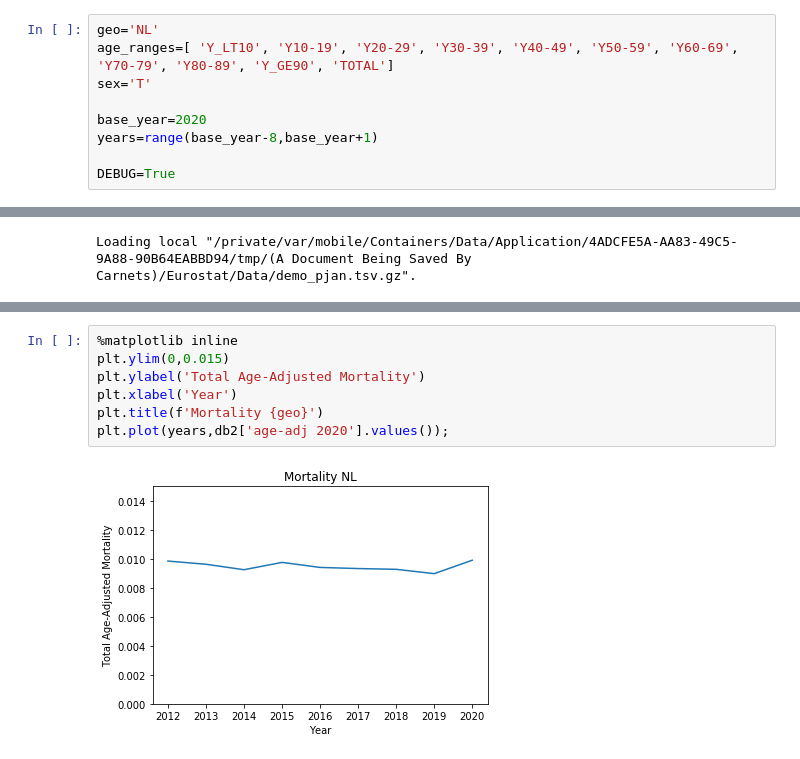
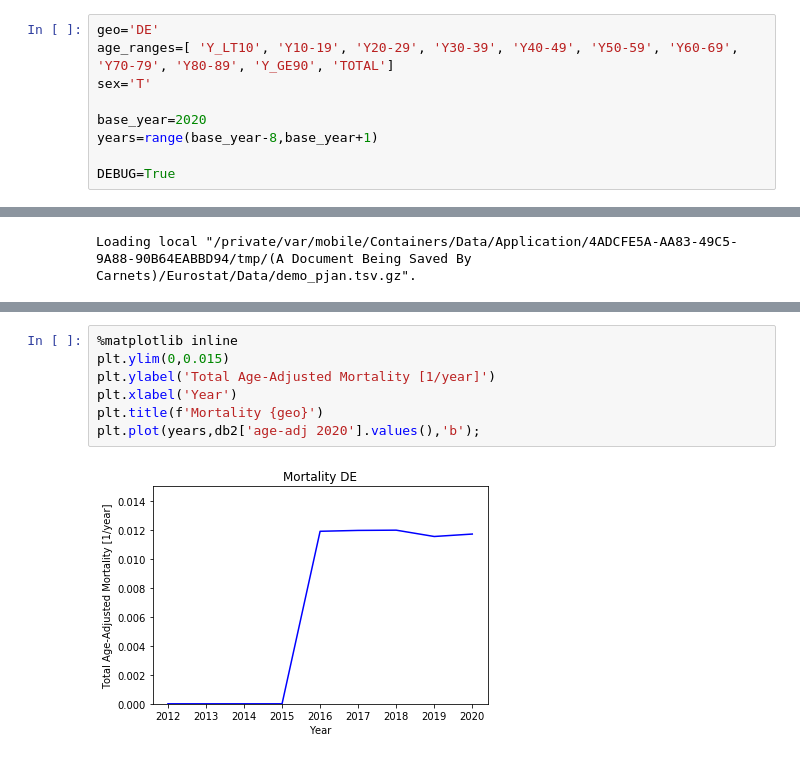
Before and after one commit to RichardPotthoff/Eurostat, a Jupyter notebook: eurostat.ipynb, the cells around one changed output, grey strips where cells are left out. Cells and saved outputs as stored; diff of their text form.

```diff
--- a/eurostat.ipynb
+++ b/eurostat.ipynb
@@ -1,5 +1,5 @@
 # %%
-geo='NL'
+geo='DE'
 age_ranges=[ 'Y_LT10', 'Y10-19', 'Y20-29', 'Y30-39', 'Y40-49', 'Y50-59', 'Y60-69', 'Y70-79', 'Y80-89', 'Y_GE90', 'TOTAL']
 sex='T'
 
@@ -129,9 +129,9 @@ age-adj 2020      0.985  0.963  0.925  0.976  0.941  0.933  0.928  0.898  0.990
 # %%
 %matplotlib inline
 plt.ylim(0,0.015)
-plt.ylabel('Total Age-Adjusted Mortality')
+plt.ylabel('Total Age-Adjusted Mortality [1/year]')
 plt.xlabel('Year')
 plt.title(f'Mortality {geo}')
-plt.plot(years,db2['age-adj 2020'].values());
+plt.plot(years,db2['age-adj 2020'].values(),'b');
 # %% [output]
-[figure, old version]
+[figure, new version]
```
Also changed, not shown: parts of 3 cells of this notebook.
